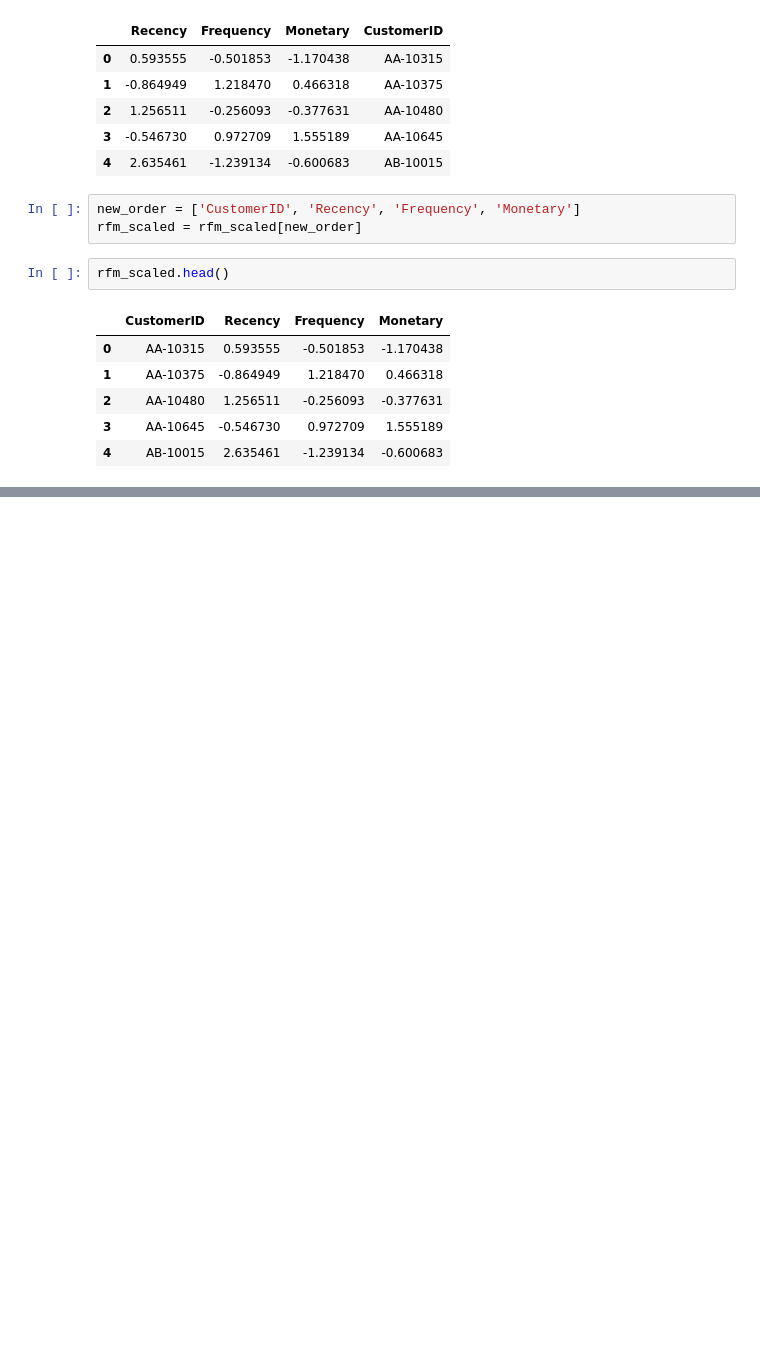
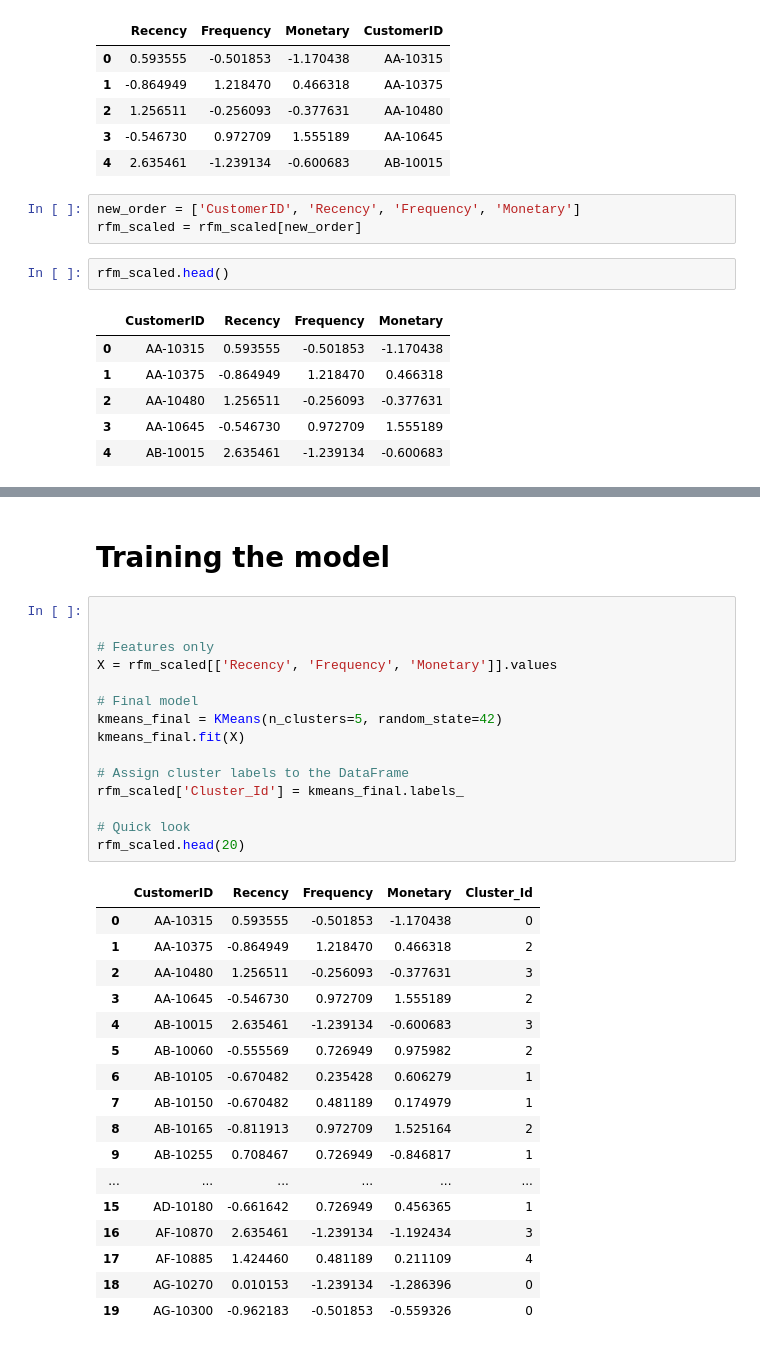
Before and after one commit to marcosmicozzi/Module02, a Jupyter notebook: module2_clustering.ipynb, the cells around one changed output, grey strips where cells are left out. Drawn from its saved outputs; the diff is of its cells as text; blank space fills up the shorter version.

```diff
--- a/module2_clustering.ipynb
+++ b/module2_clustering.ipynb
@@ -481,0 +522,35 @@ rfm_scaled.head()
+# %% [markdown]
+# Training the model
+# %%
+
+
+# Features only
+X = rfm_scaled[['Recency', 'Frequency', 'Monetary']].values
+
+# Final model
+kmeans_final = KMeans(n_clusters=5, random_state=42)
+kmeans_final.fit(X)
+
+# Assign cluster labels to the DataFrame
+rfm_scaled['Cluster_Id'] = kmeans_final.labels_
+
+# Quick look
+rfm_scaled.head(20)
+# %% [output]
+|  | CustomerID | Recency | Frequency | Monetary | Cluster_Id |
+| 0 | AA-10315 | 0.593555 | -0.501853 | -1.170438 | 0 |
+| 1 | AA-10375 | -0.864949 | 1.218470 | 0.466318 | 2 |
+| 2 | AA-10480 | 1.256511 | -0.256093 | -0.377631 | 3 |
+| 3 | AA-10645 | -0.546730 | 0.972709 | 1.555189 | 2 |
+| 4 | AB-10015 | 2.635461 | -1.239134 | -0.600683 | 3 |
+| 5 | AB-10060 | -0.555569 | 0.726949 | 0.975982 | 2 |
+| 6 | AB-10105 | -0.670482 | 0.235428 | 0.606279 | 1 |
+| 7 | AB-10150 | -0.670482 | 0.481189 | 0.174979 | 1 |
+| 8 | AB-10165 | -0.811913 | 0.972709 | 1.525164 | 2 |
+| 9 | AB-10255 | 0.708467 | 0.726949 | -0.846817 | 1 |
+| ... | ... | ... | ... | ... | ... |
+| 15 | AD-10180 | -0.661642 | 0.726949 | 0.456365 | 1 |
+| 16 | AF-10870 | 2.635461 | -1.239134 | -1.192434 | 3 |
+| 17 | AF-10885 | 1.424460 | 0.481189 | 0.211109 | 4 |
+| 18 | AG-10270 | 0.010153 | -1.239134 | -1.286396 | 0 |
+| 19 | AG-10300 | -0.962183 | -0.501853 | -0.559326 | 0 |
```
Also changed, not shown: parts of 20 cells of this notebook, 2 other files.
